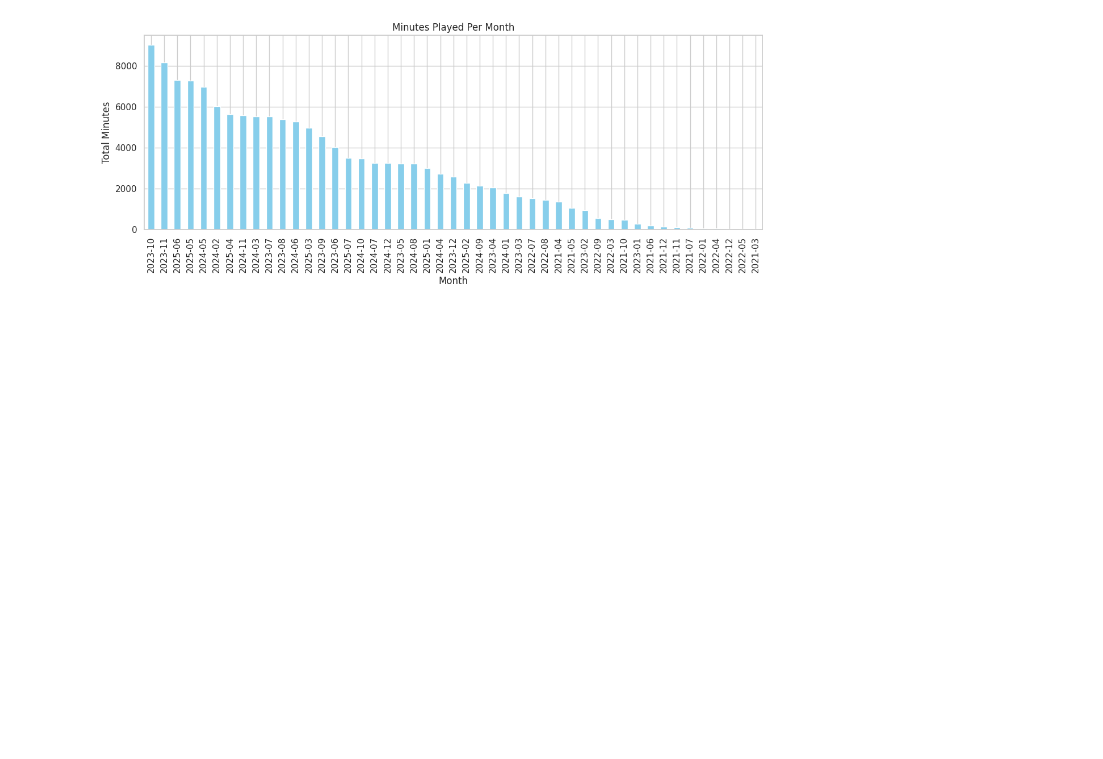
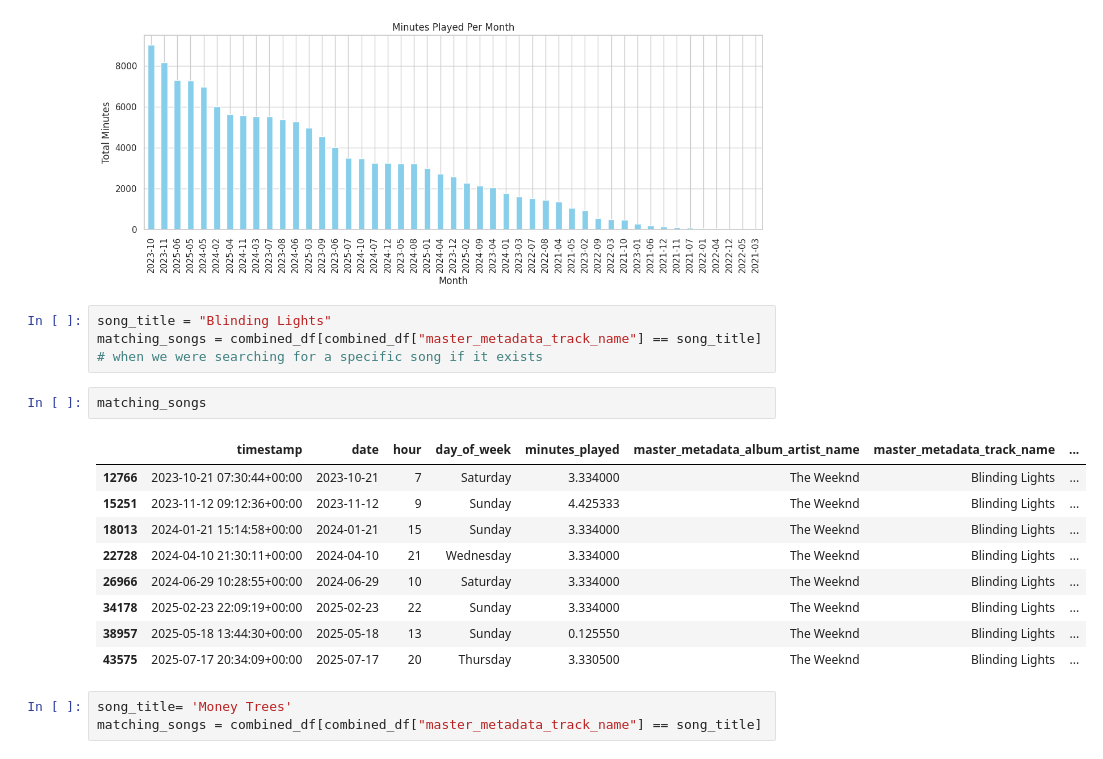
Before and after one commit to elvert19/spoti_stats, a Jupyter notebook: spotiy.ipynb, the cells around one changed output. Saved outputs shown, nothing was run; the diff lists cells and outputs as text; blank space fills up the shorter version.

```diff
--- a/spotiy.ipynb
+++ b/spotiy.ipynb
@@ -593,3 +593,22 @@ plt.tight_layout()
 plt.show()
 # %% [output]
 [figure]
+# %%
+song_title = "Blinding Lights"
+matching_songs = combined_df[combined_df["master_metadata_track_name"] == song_title]
+# when we were searching for a specific song if it exists
+# %%
+matching_songs
+# %% [output]
+|  | timestamp | date | hour | day_of_week | minutes_played | master_metadata_album_artist_name | master_metadata_track_name | ... |
+| 12766 | 2023-10-21 07:30:44+00:00 | 2023-10-21 | 7 | Saturday | 3.334000 | The Weeknd | Blinding Lights | ... |
+| 15251 | 2023-11-12 09:12:36+00:00 | 2023-11-12 | 9 | Sunday | 4.425333 | The Weeknd | Blinding Lights | ... |
+| 18013 | 2024-01-21 15:14:58+00:00 | 2024-01-21 | 15 | Sunday | 3.334000 | The Weeknd | Blinding Lights | ... |
+| 22728 | 2024-04-10 21:30:11+00:00 | 2024-04-10 | 21 | Wednesday | 3.334000 | The Weeknd | Blinding Lights | ... |
+| 26966 | 2024-06-29 10:28:55+00:00 | 2024-06-29 | 10 | Saturday | 3.334000 | The Weeknd | Blinding Lights | ... |
+| 34178 | 2025-02-23 22:09:19+00:00 | 2025-02-23 | 22 | Sunday | 3.334000 | The Weeknd | Blinding Lights | ... |
+| 38957 | 2025-05-18 13:44:30+00:00 | 2025-05-18 | 13 | Sunday | 0.125550 | The Weeknd | Blinding Lights | ... |
+| 43575 | 2025-07-17 20:34:09+00:00 | 2025-07-17 | 20 | Thursday | 3.330500 | The Weeknd | Blinding Lights | ... |
+# %%
+song_title= 'Money Trees'
+matching_songs = combined_df[combined_df["master_metadata_track_name"] == song_title]
```
Also changed, not shown: parts of 9 cells of this notebook.
